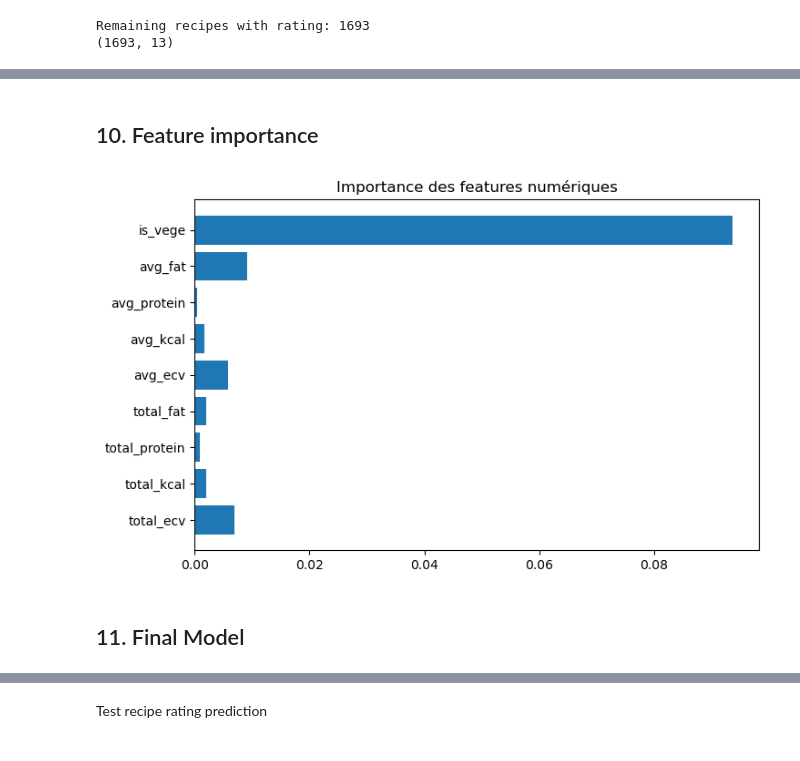
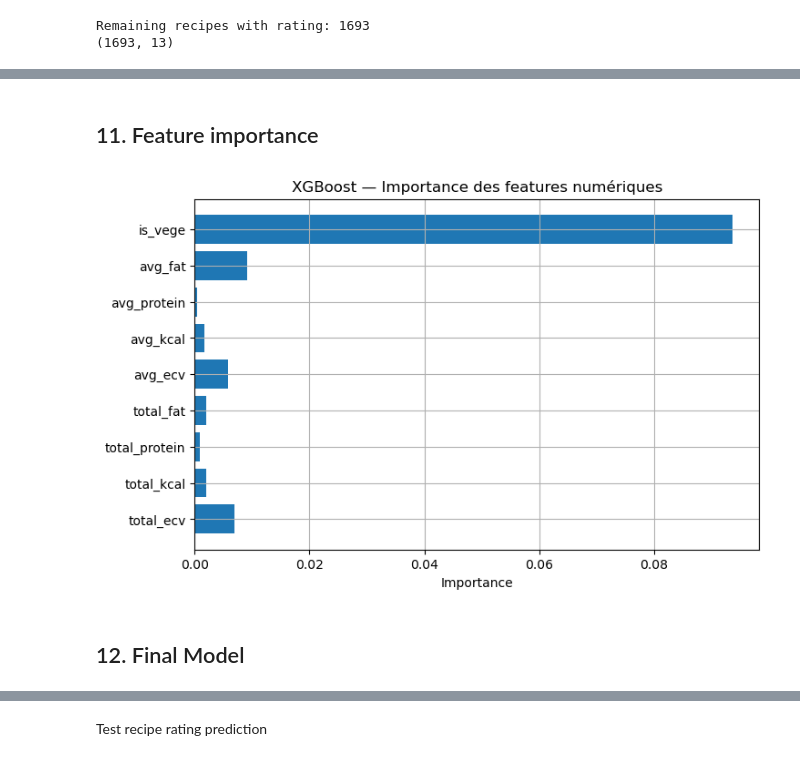
Before and after one commit to SitaraLiang/dalas-eco-recipes, a Jupyter notebook: notebooks/regression_ratings.ipynb, the cells around one changed output, grey strips where cells are left out. Cells and saved outputs as stored; diff of their text form; code cells hidden in the pictures.

```diff
--- a/notebooks/regression_ratings.ipynb
+++ b/notebooks/regression_ratings.ipynb
@@ -128,13 +256,0 @@ R2 : 0.01743996099440086 +/- 0.06477540880500594
-# %%
-
-# Métrique personnelle : accuracy tolérante (±0.5)
-def tolerant_accuracy(y_true, y_pred, tol=0.5):
-    return np.mean(np.abs(y_true - y_pred) <= tol)
-
-# Entraînement final
-model_xgb.fit(X, y)
-preds = model_xgb.predict(X)
-
-print("MSE:", mean_squared_error(y, preds))
-print("R2 :", r2_score(y, preds))
-print("Tolerant accuracy (0.5):", tolerant_accuracy(y, preds))
@@ -154,13 +272,23 @@ La cross validation montre un MSE moyen de 0.44 et un R2 autour de 0.017, indiqu
 # %% [markdown]
-## 10. Feature importance
+## 11. Feature importance
-# %%
-plt.figure(figsize=(8,5))
-plt.barh(numeric_features, model_xgb.feature_importances_[-len(numeric_features):])
-plt.title("Importance des features numériques")
-plt.show()
-# %% [output]
-[figure, removed]
+# %%
+# Entraînement rapide pour obtenir les importances
+xgb_model.fit(X_xgb, y)
+
+importances = xgb_model.feature_importances_
+
+# On garde uniquement les 9 dernières (numériques)
+num_importances = importances[-len(numeric_features):]
+
+plt.figure(figsize=(8,5))
+plt.barh(numeric_features, num_importances)
+plt.xlabel("Importance")
+plt.title("XGBoost — Importance des features numériques")
+plt.grid()
+plt.show()
+# %% [output]
+[figure, added]
 # %% [markdown]
-## 11. Final Model
+## 12. Final Model
 # %%
 # -----------------------------
```
Also changed, not shown: parts of 40 cells of this notebook.
